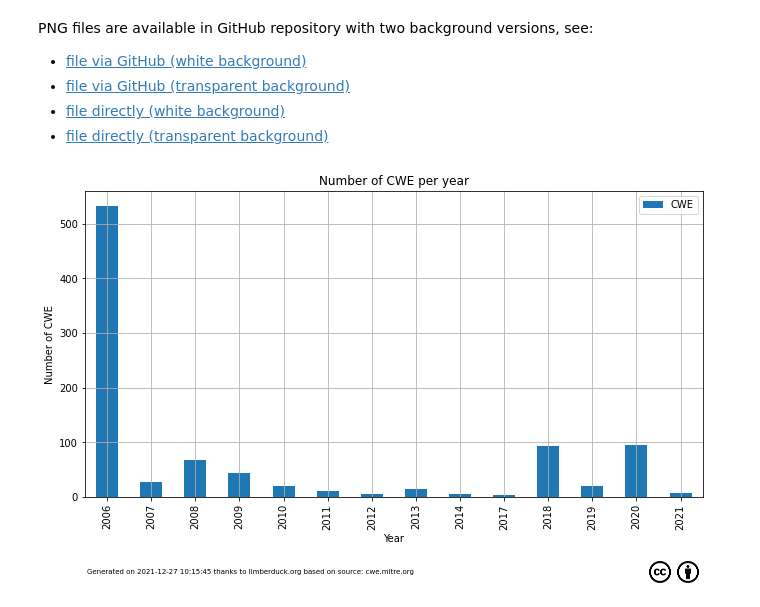
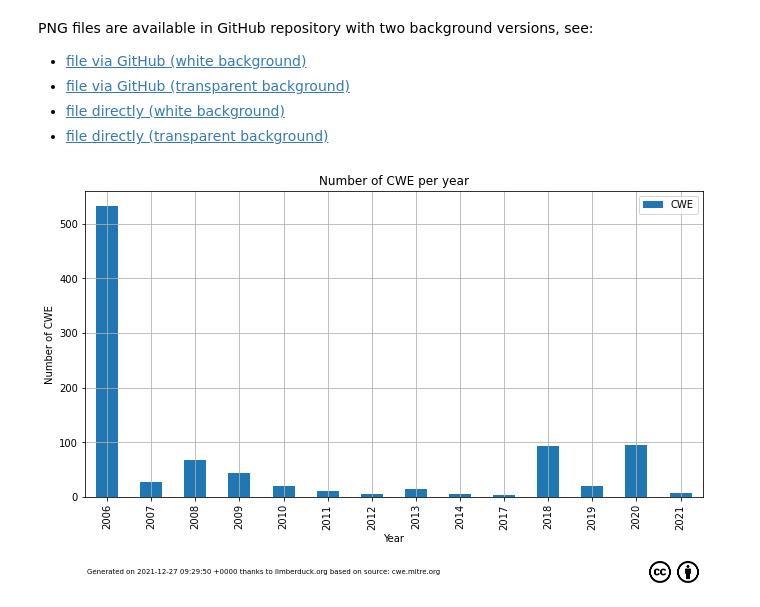
Before and after one commit to LimberDuck/limberduck.org, a Jupyter notebook: docs/notebooks/cwe/cwe.ipynb, the cells around one changed output. Cells and saved outputs as stored; diff of their text form; code cells hidden in the pictures.

```diff
--- a/docs/notebooks/cwe/cwe.ipynb
+++ b/docs/notebooks/cwe/cwe.ipynb
@@ -161,32 +161,32 @@ import pandas as pd
 import matplotlib.pyplot as plt
 import datetime
 
 df = pd.read_csv(csv_filename)
 
 df.plot(x='year',
         xlabel='Year',
         y='number',
         ylabel='Number of CWE',
         kind='bar',
         title='Number of CWE per year')
 plt.tight_layout()
 plt.legend(['CWE'])
-plt.figtext(0.12, 0.02, f"Generated on {datetime.datetime.now().strftime('%Y-%m-%d %H:%M:%S')} thanks to limberduck.org based on source: cwe.mitre.org", ha="left", fontsize=7)
+plt.figtext(0.12, 0.02, f"Generated on {generation_time} thanks to limberduck.org based on source: cwe.mitre.org", ha="left", fontsize=7)
 fig = plt.gcf()
 fig.set_size_inches(10,6)
 fig.patch.set_facecolor('white')
 plt.grid(True)
 
 img_cc = plt.imread('cc.xlarge.png')
 newax_cc = fig.add_axes([0.88, 0.0, 0.05, 0.05], anchor='NE', zorder=-1)
 newax_cc.imshow(img_cc)
 newax_cc.axis('off')
 img_by = plt.imread('by.xlarge.png')
 newax_by = fig.add_axes([0.92, 0.0, 0.05, 0.05], anchor='NE', zorder=-1)
 newax_by.imshow(img_by)
 newax_by.axis('off')
 
 plt.savefig('cwe-number-of-entries-bg-white.png', dpi = 300, facecolor = 'white')
 plt.savefig('cwe-number-of-entries-bg-transparent.png', dpi = 300, transparent = True)
 # %% [output]
-[figure, old version]
+[figure, new version]
```
Also changed, not shown: parts of 1 cell of this notebook, 2 other files.
